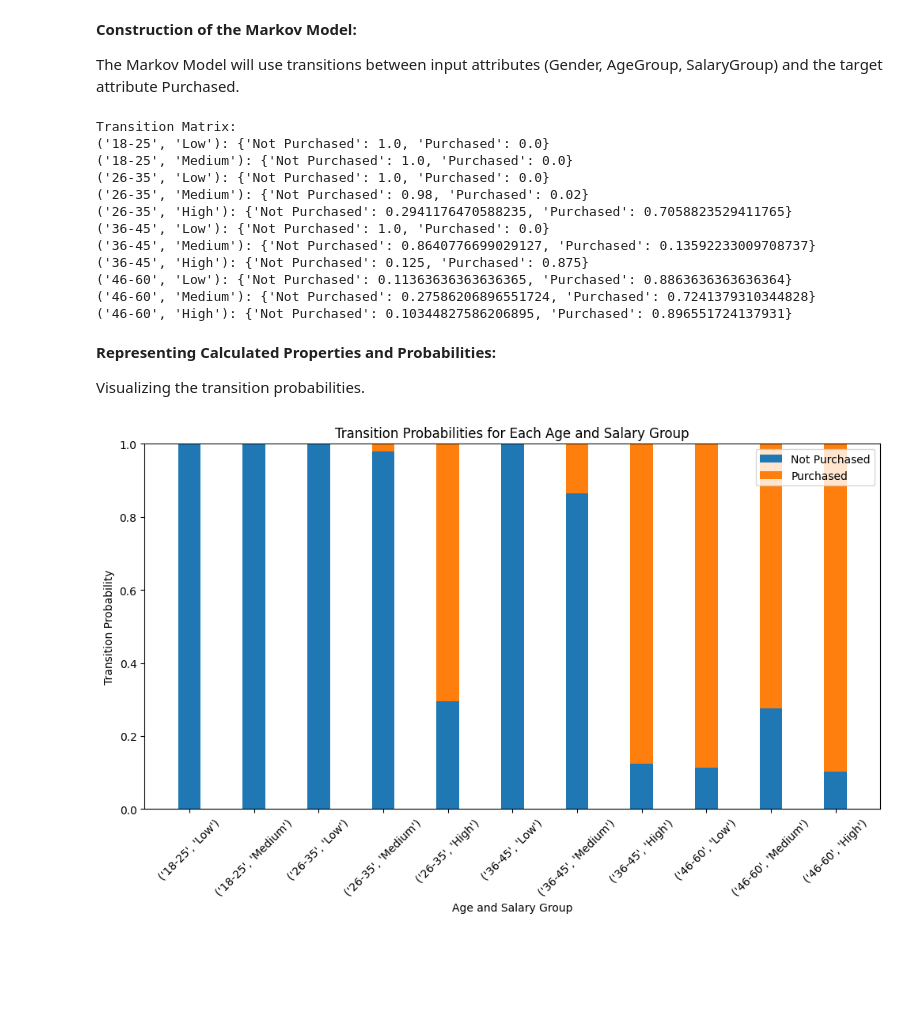
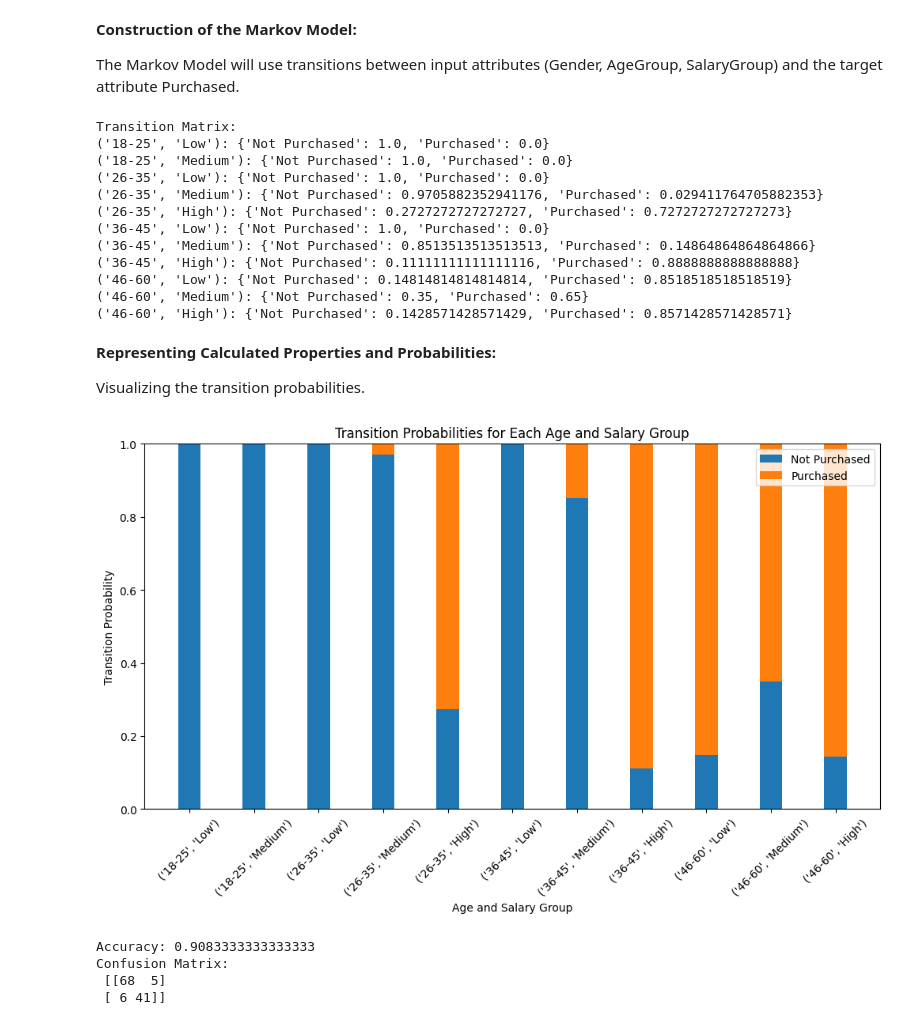
Before and after one commit to BasselKhalid/AI-Project, a Jupyter notebook: AI_Project_1.ipynb, the cells around one changed output. Drawn from its saved outputs; the diff is of its cells as text; code cells hidden in the pictures; blank space fills up the shorter version.

```diff
--- a/AI_Project_1.ipynb
+++ b/AI_Project_1.ipynb
@@ -185,6 +185,9 @@ The Markov Model will use transitions between input attributes
 (Gender, AgeGroup, SalaryGroup) and the target attribute Purchased.
 # %%
 # Step 6: Construction of Markov Model
+from sklearn.model_selection import train_test_split
+from sklearn.metrics import confusion_matrix, accuracy_score
+train_df, test_df = train_test_split(df, test_size=0.3, random_state=42)
 
 # Create transition probabilities for each state transition
 transition_matrix = {}
@@ -193,7 +196,7 @@ transition_matrix = {}
 for age in age_labels:
     for salary in salary_labels:
         # Define subset for each combination of AgeGroup and SalaryGroup
-        subset = df[(df['AgeGroup'] == age) & (df['SalaryGroup'] == salary)]
+        subset = train_df[(train_df['AgeGroup'] == age) & (train_df['SalaryGroup'] == salary)]
         if not subset.empty:
             # Calculate transition probability to 'Purchased'
             purchased_prob = subset['Purchased'].mean()
@@ -210,14 +213,14 @@ Transition Matrix:
 ('18-25', 'Low'): {'Not Purchased': 1.0, 'Purchased': 0.0}
 ('18-25', 'Medium'): {'Not Purchased': 1.0, 'Purchased': 0.0}
 ('26-35', 'Low'): {'Not Purchased': 1.0, 'Purchased': 0.0}
-('26-35', 'Medium'): {'Not Purchased': 0.98, 'Purchased': 0.02}
-('26-35', 'High'): {'Not Purchased': 0.2941176470588235, 'Purchased': 0.7058823529411765}
+('26-35', 'Medium'): {'Not Purchased': 0.9705882352941176, 'Purchased': 0.029411764705882353}
+('26-35', 'High'): {'Not Purchased': 0.2727272727272727, 'Purchased': 0.7272727272727273}
 ('36-45', 'Low'): {'Not Purchased': 1.0, 'Purchased': 0.0}
-('36-45', 'Medium'): {'Not Purchased': 0.8640776699029127, 'Purchased': 0.13592233009708737}
-('36-45', 'High'): {'Not Purchased': 0.125, 'Purchased': 0.875}
-('46-60', 'Low'): {'Not Purchased': 0.11363636363636365, 'Purchased': 0.8863636363636364}
-('46-60', 'Medium'): {'Not Purchased': 0.27586206896551724, 'Purchased': 0.7241379310344828}
-('46-60', 'High'): {'Not Purchased': 0.10344827586206895, 'Purchased': 0.896551724137931}
+('36-45', 'Medium'): {'Not Purchased': 0.8513513513513513, 'Purchased': 0.14864864864864866}
+('36-45', 'High'): {'Not Purchased': 0.11111111111111116, 'Purchased': 0.8888888888888888}
+('46-60', 'Low'): {'Not Purchased': 0.14814814814814814, 'Purchased': 0.8518518518518519}
+('46-60', 'Medium'): {'Not Purchased': 0.35, 'Purchased': 0.65}
+('46-60', 'High'): {'Not Purchased': 0.1428571428571429, 'Purchased': 0.8571428571428571}
 # %% [markdown]
 **Representing Calculated Properties and Probabilities:**
 
@@ -225,25 +228,64 @@ Visualizing the transition probabilities.
 # %%
 # Step 7: Representing Calculated Properties and Probabilities
 import matplotlib.pyplot as plt
 
 # Represent the transition probabilities using bar plots
 age_salary_combinations = list(transition_matrix.keys())
 purchased_probs = [transition_matrix[key]['Purchased'] for key in age_salary_combinations]
 not_purchased_probs = [transition_matrix[key]['Not Purchased'] for key in age_salary_combinations]
 
 # Plotting
 plt.figure(figsize=(12, 6))
 bar_width = 0.35
 index = range(len(age_salary_combinations))
 
 plt.bar(index, not_purchased_probs, bar_width, label='Not Purchased')
 plt.bar(index, purchased_probs, bar_width, bottom=not_purchased_probs, label='Purchased')
 
 plt.xlabel('Age and Salary Group')
 plt.ylabel('Transition Probability')
 plt.title('Transition Probabilities for Each Age and Salary Group')
 plt.xticks(index, age_salary_combinations, rotation=45)
 plt.legend()
 plt.show()
+# Step 5: Validate the model using the test set
+test_transition_matrix = {}
+
+# Calculate transition probabilities for the test set
+for age in age_labels:
+    for salary in salary_labels:
+        subset = test_df[(test_df['AgeGroup'] == age) & (test_df['SalaryGroup'] == salary)]
+        if not subset.empty:
+            purchased_prob = subset['Purchased'].mean()
+            test_transition_matrix[(age, salary)] = {
+                'Not Purchased': 1 - purchased_prob,
+                'Purchased': purchased_prob
+            }
+
+# Compare predictions to actual outcomes
+y_true = test_df['Purchased']
+y_pred = []
+
+# Generate predictions based on the test transition matrix
+for _, row in test_df.iterrows():
+    state = (row['AgeGroup'], row['SalaryGroup'])
+    if state in test_transition_matrix:
+        if test_transition_matrix[state]['Purchased'] > 0.5:  # threshold for prediction
+            y_pred.append(1)  # Predict purchased
+        else:
+            y_pred.append(0)  # Predict not purchased
+    else:
+        y_pred.append(0)  # Default to not purchased if no data
+
+# Step 6: Calculate accuracy and confusion matrix
+accuracy = accuracy_score(y_true, y_pred)
+print("Accuracy:", accuracy)
+
+cm = confusion_matrix(y_true, y_pred)
+print("Confusion Matrix:\n", cm)
 # %% [output]
-[figure, old version]
+[figure, new version]
+Accuracy: 0.9083333333333333
+Confusion Matrix:
+ [[68  5]
+ [ 6 41]]
```
Also changed, not shown: parts of 1 cell of this notebook.
